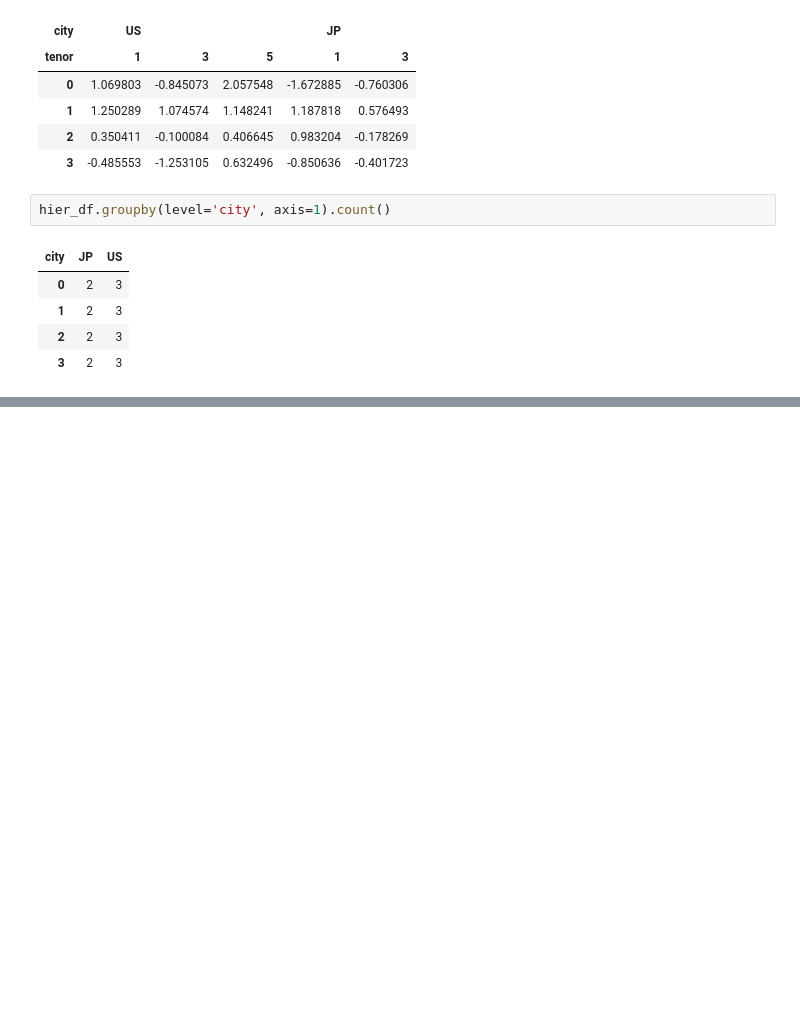
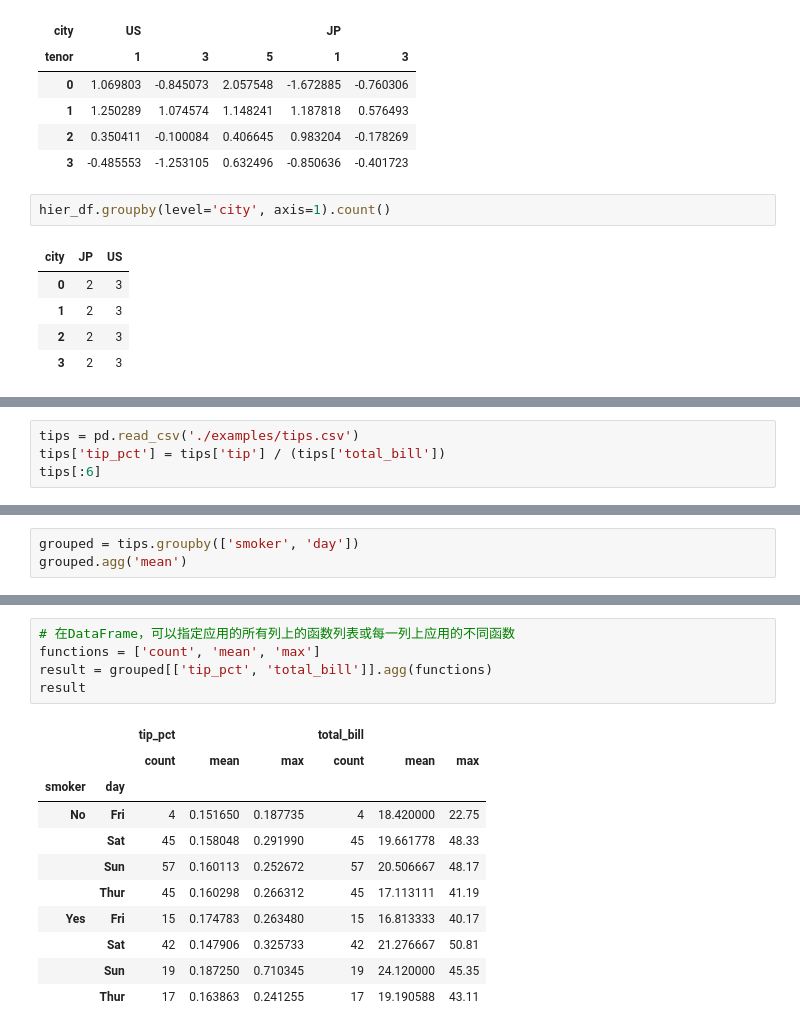
Before and after one commit to wfy0508/LearningPython, a Jupyter notebook: dataAnalysis/chapter10.ipynb, the cells around one changed output, grey strips where cells are left out. Drawn from its saved outputs; the diff is of its cells as text; blank space fills up the shorter version.

```diff
--- a/dataAnalysis/chapter10.ipynb
+++ b/dataAnalysis/chapter10.ipynb
@@ -299,0 +341,4 @@ hier_df.groupby(level='city', axis=1).count()
+# %%
+tips = pd.read_csv('./examples/tips.csv')
+tips['tip_pct'] = tips['tip'] / (tips['total_bill'])
+tips[:6]
@@ -299,0 +353,3 @@ hier_df.groupby(level='city', axis=1).count()
+# %%
+grouped = tips.groupby(['smoker', 'day'])
+grouped.agg('mean')
@@ -299,0 +409,17 @@ hier_df.groupby(level='city', axis=1).count()
+# %%
+# 在DataFrame，可以指定应用的所有列上的函数列表或每一列上应用的不同函数
+functions = ['count', 'mean', 'max']
+result = grouped[['tip_pct', 'total_bill']].agg(functions)
+result
+# %% [output]
+|  |  | tip_pct |  |  | total_bill |  |  |
+|  |  | count | mean | max | count | mean | max |
+| smoker | day |  |  |  |  |  |  |
+| No | Fri | 4 | 0.151650 | 0.187735 | 4 | 18.420000 | 22.75 |
+|  | Sat | 45 | 0.158048 | 0.291990 | 45 | 19.661778 | 48.33 |
+|  | Sun | 57 | 0.160113 | 0.252672 | 57 | 20.506667 | 48.17 |
+|  | Thur | 45 | 0.160298 | 0.266312 | 45 | 17.113111 | 41.19 |
+| Yes | Fri | 15 | 0.174783 | 0.263480 | 15 | 16.813333 | 40.17 |
+|  | Sat | 42 | 0.147906 | 0.325733 | 42 | 21.276667 | 50.81 |
+|  | Sun | 19 | 0.187250 | 0.710345 | 19 | 24.120000 | 45.35 |
+|  | Thur | 17 | 0.163863 | 0.241255 | 17 | 19.190588 | 43.11 |
```
Also changed, not shown: parts of 17 cells of this notebook.
